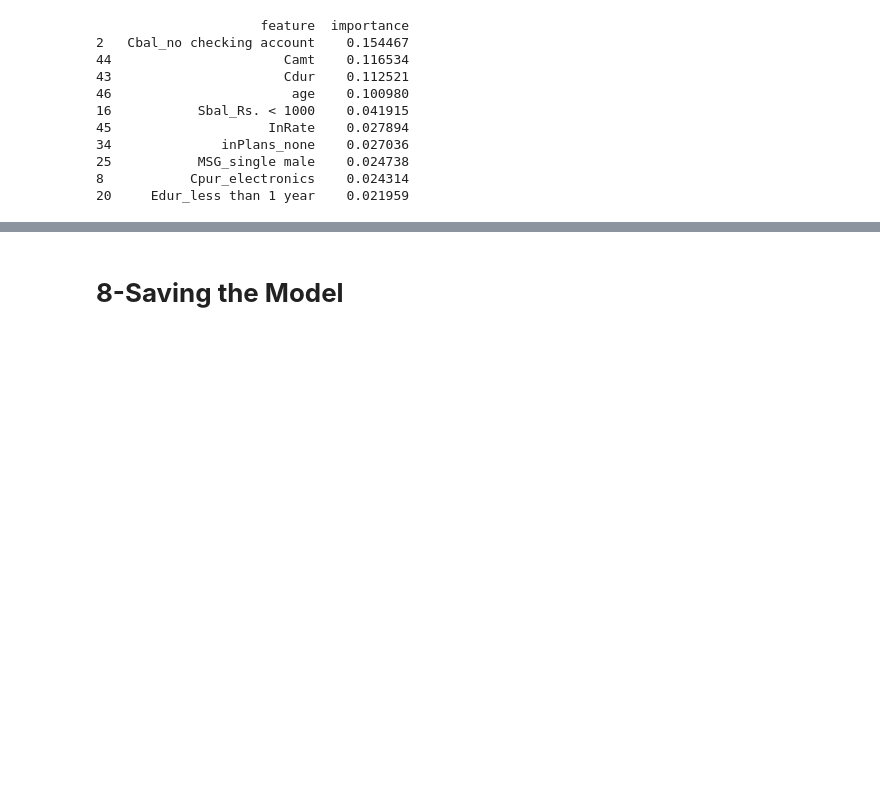
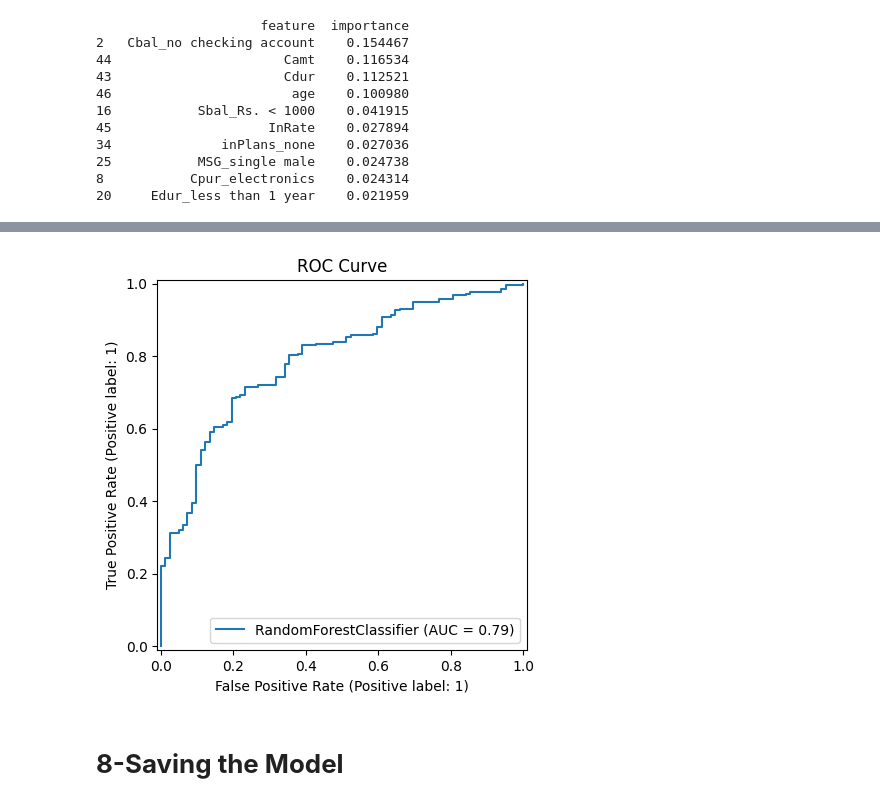
Before and after one commit to aisolutionsbyhassan/CodeAlpha_CreditworthinessPrediction, a Jupyter notebook: Creditworthiness_Prediction.ipynb, the cells around one changed output, grey strips where cells are left out. Cells and saved outputs as stored; diff of their text form; code cells hidden in the pictures; blank space fills up the shorter version.

```diff
--- a/Creditworthiness_Prediction.ipynb
+++ b/Creditworthiness_Prediction.ipynb
@@ -908,2 +1044,11 @@ Top 10 Important Features:
+# %%
+from sklearn.metrics import RocCurveDisplay
+
+# ROC Curve
+RocCurveDisplay.from_estimator(rf_tuned, X_test_prep.to_numpy(dtype=np.float32), y_test)
+plt.title('ROC Curve')
+plt.show()
+# %% [output]
+[figure, added]
 # %% [markdown]
 # **8-Saving the Model**
```
Also changed, not shown: parts of 16 cells of this notebook, 1 other file.
